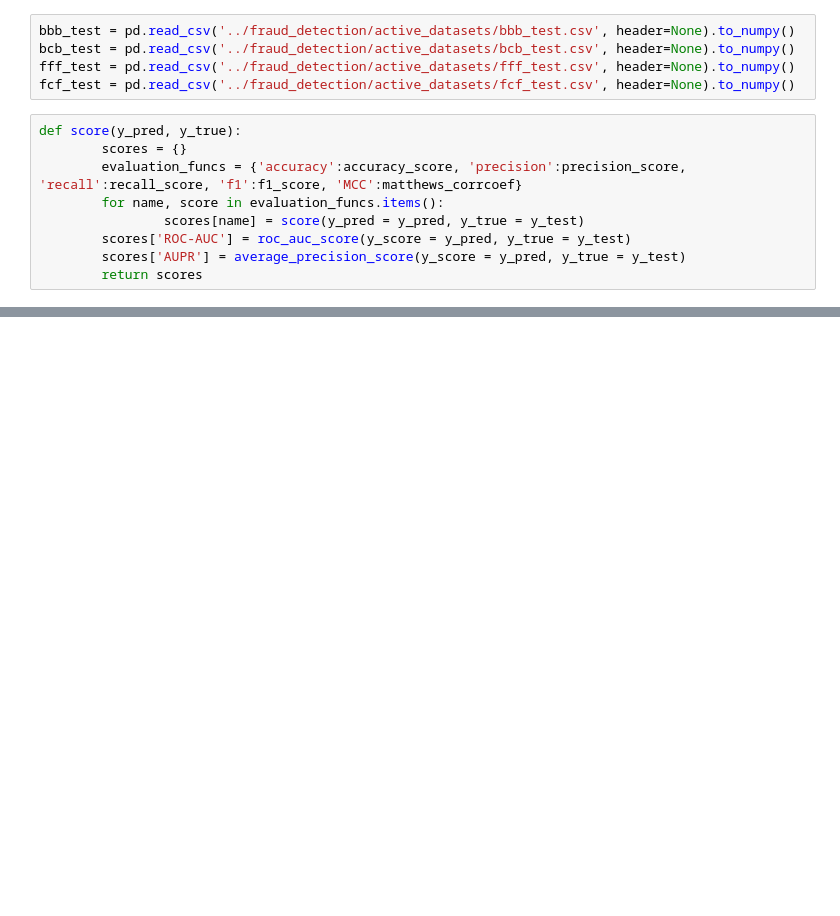
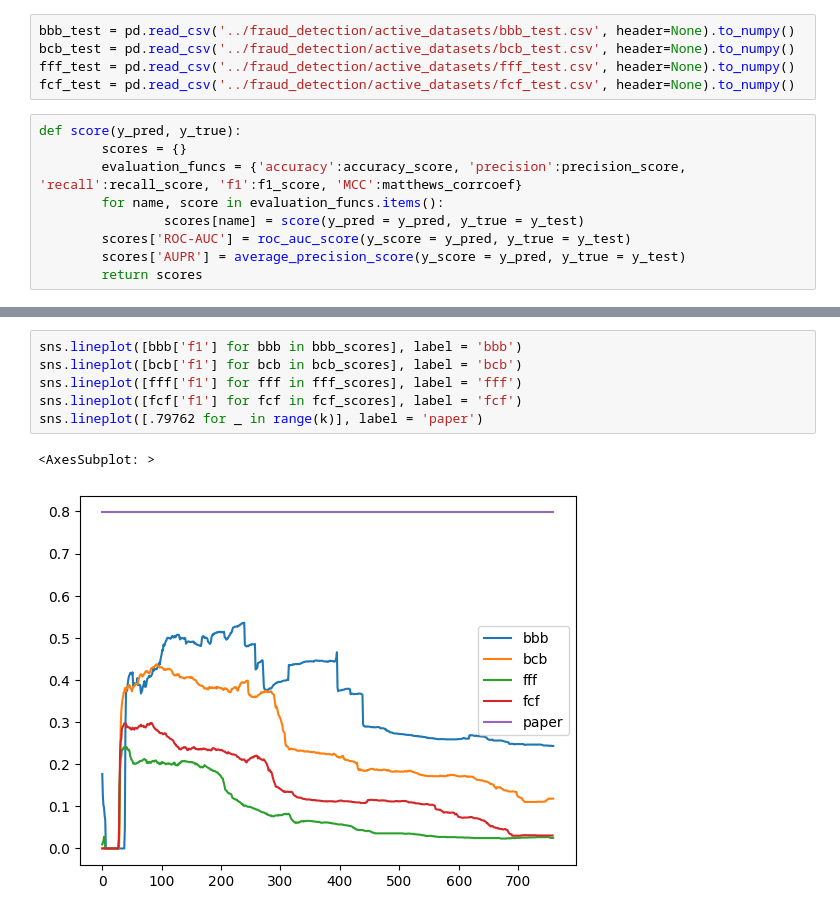
Before and after one commit to Mjh9122/fraud_detection, a Jupyter notebook: local_oultier_k_selection.ipynb, the cells around one changed output, grey strips where cells are left out. Saved outputs shown, nothing was run; the diff lists cells and outputs as text; blank space fills up the shorter version.

```diff
--- a/local_oultier_k_selection.ipynb
+++ b/local_oultier_k_selection.ipynb
@@ -65,0 +85,9 @@ for k in tqdm(range(1, 1000)) :
+# %%
+sns.lineplot([bbb['f1'] for bbb in bbb_scores], label = 'bbb')
+sns.lineplot([bcb['f1'] for bcb in bcb_scores], label = 'bcb')
+sns.lineplot([fff['f1'] for fff in fff_scores], label = 'fff')
+sns.lineplot([fcf['f1'] for fcf in fcf_scores], label = 'fcf')
+sns.lineplot([.79762 for _ in range(k)], label = 'paper')
+# %% [output]
+<AxesSubplot: >
+[figure, added]
```
Also changed, not shown: parts of 6 cells of this notebook.
